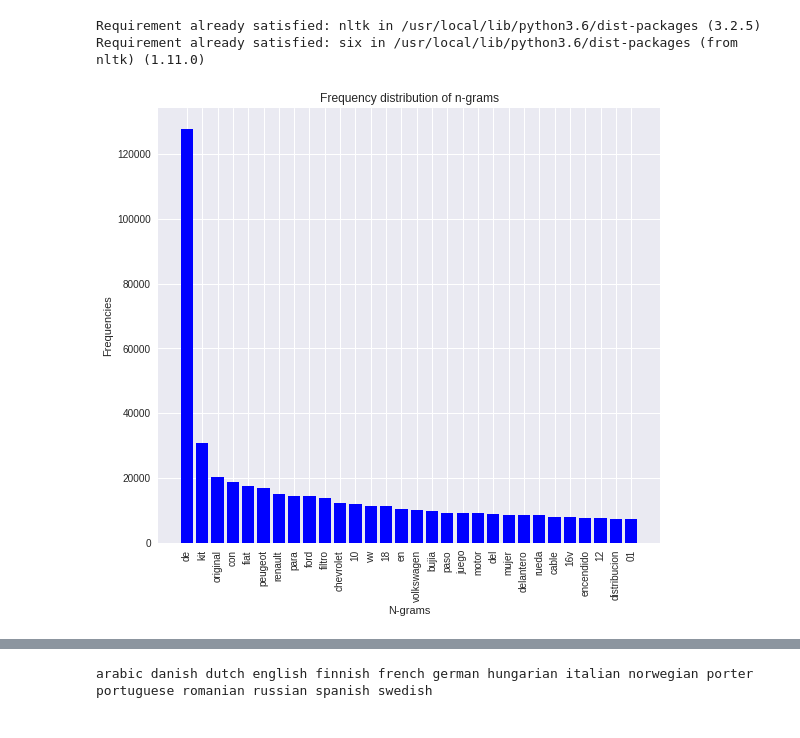
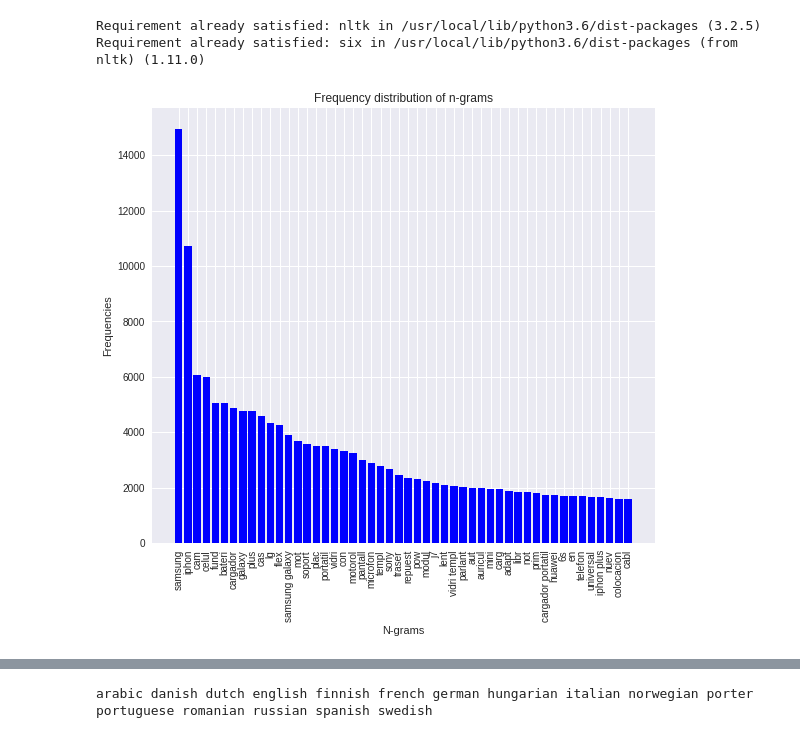
Before and after one commit to agustin-sarasua/workshop-categorization, a Jupyter notebook: Workshop_Step1.ipynb, the cells around one changed output, grey strips where cells are left out. Saved outputs shown, nothing was run; the diff lists cells and outputs as text; code cells hidden in the pictures.

```diff
--- a/Workshop_Step1.ipynb
+++ b/Workshop_Step1.ipynb
@@ -80,7 +78,7 @@ The dataset is a csv , the csv is separated using tabs
 
 See: https://pandas.pydata.org/pandas-docs/stable/reference/api/pandas.read_csv.html
 # %%
-def read_csv(path='dataset.csv'):
+def read_csv(path='cellphones.csv'):
   return pd.read_csv(path, sep='\t')
 # %%
 df = read_csv()
@@ -575,7 +657,7 @@ import matplotlib.pyplot as plt
 
 def plot_frequency_distribution_of_ngrams(sample_texts,
                                           ngram_range=(1, 2),
-                                          num_ngrams=30,
+                                          num_ngrams=50,
                                          reverse=True):
     """Plots the frequency distribution of n-grams.
 
@@ -626,9 +708,9 @@ def plot_frequency_distribution_of_ngrams(sample_texts,
     plt.show()
 # %%
 
-plot_frequency_distribution_of_ngrams(df['title'].values, reverse=False)
+plot_frequency_distribution_of_ngrams(df['title'].values, reverse=True)
 # %% [output]
-[figure, old version]
+[figure, new version]
 # %%
 import nltk
 import unicodedata
```
Also changed, not shown: parts of 40 cells of this notebook.
